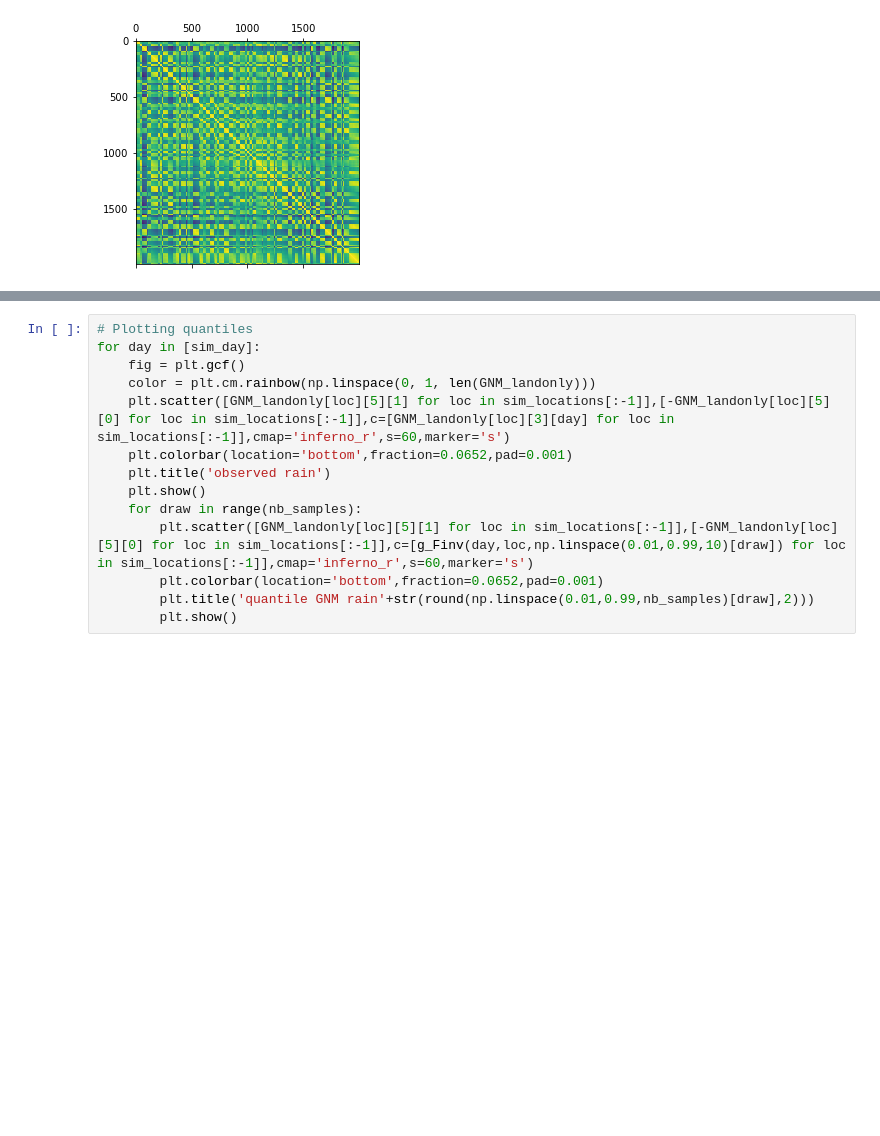
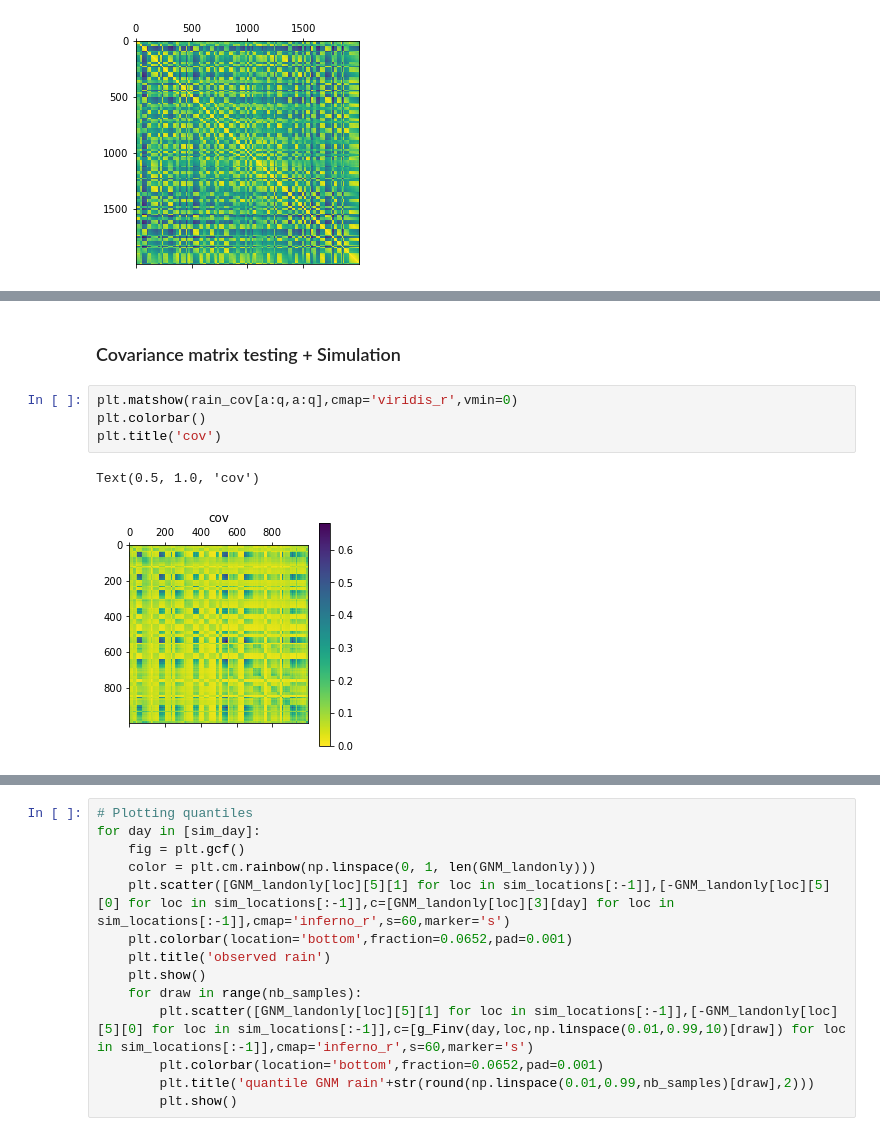
Before and after one commit to Huk-David/SpaDep_VCop, a Jupyter notebook: body/Forecasts.ipynb, the cells around one changed output, grey strips where cells are left out. Drawn from its saved outputs; the diff is of its cells as text; blank space fills up the shorter version.

```diff
--- a/body/Forecasts.ipynb
+++ b/body/Forecasts.ipynb
@@ -312,0 +511,9 @@ for sub_sample in tqdm(range(1000)):
+# %% [markdown]
+### Covariance matrix testing + Simulation
+# %%
+plt.matshow(rain_cov[a:q,a:q],cmap='viridis_r',vmin=0)
+plt.colorbar()
+plt.title('cov')
+# %% [output]
+Text(0.5, 1.0, 'cov')
+[figure, added]
```
Also changed, not shown: parts of 27 cells of this notebook.
